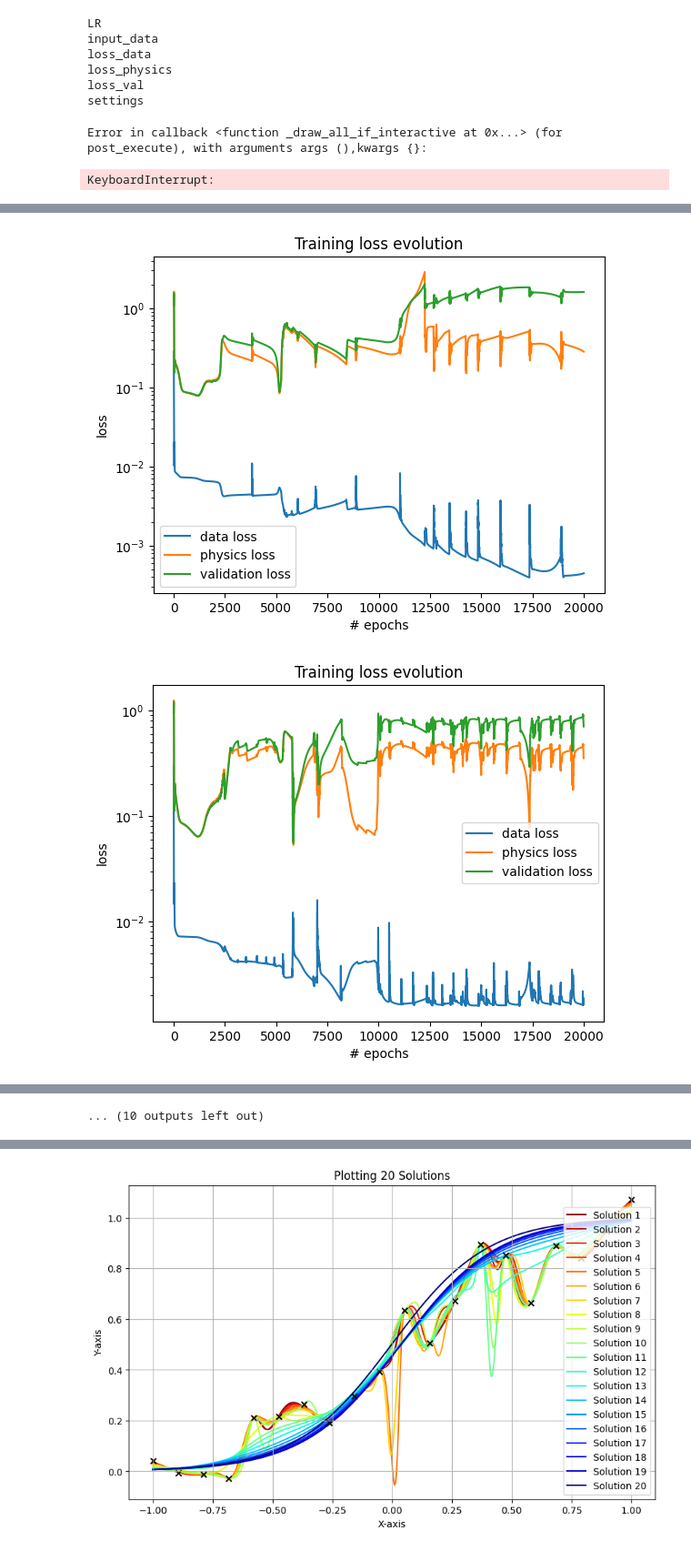
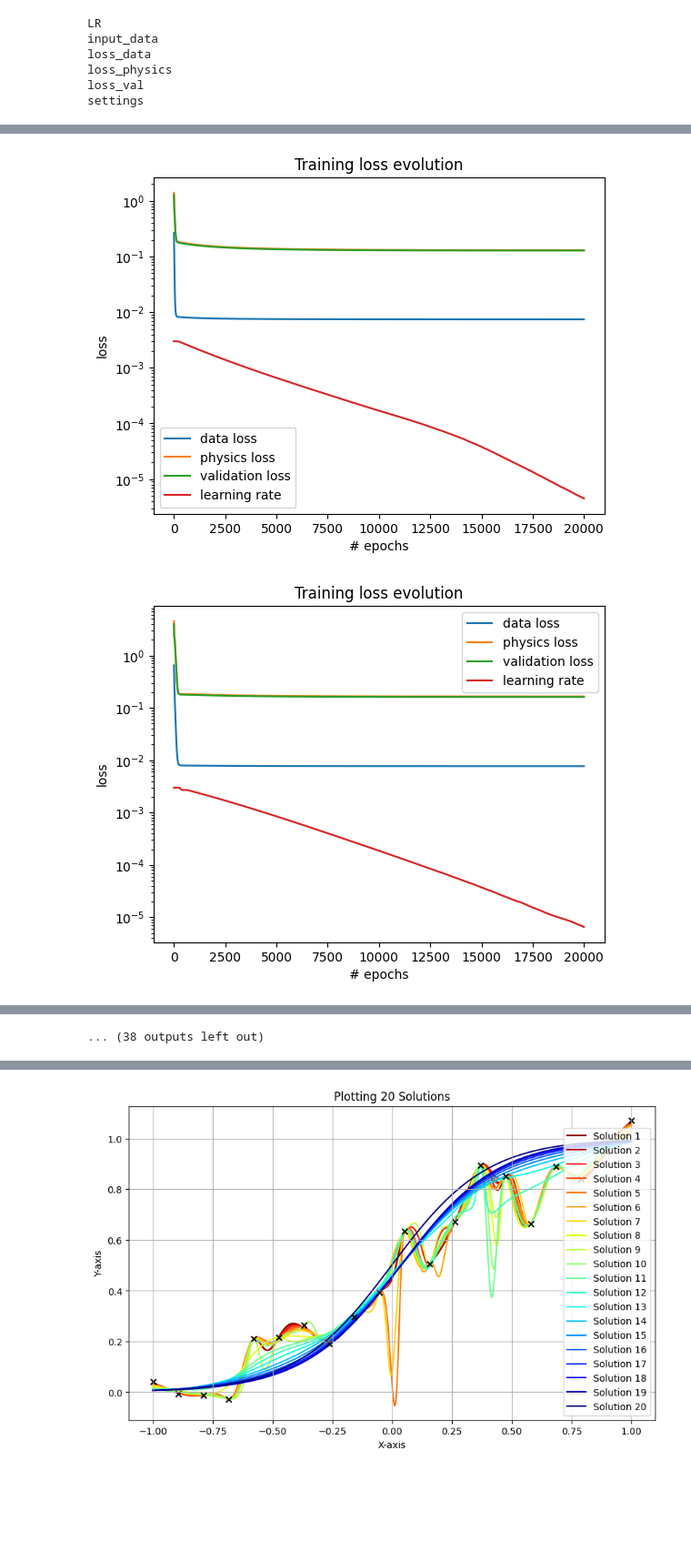
Before and after one commit to The-PINN-Group/MoPINN, a Jupyter notebook: mgda_log_visualize.ipynb, the cells around one changed output, grey strips where cells are left out. Shown at 91% size. Cells and saved outputs as stored; diff of their text form; code cells hidden in the pictures; blank space fills up the shorter version.

Commit message:
more cleanup + mgda

```diff
--- a/mgda_log_visualize.ipynb
+++ b/mgda_log_visualize.ipynb
@@ -54,7 +54,7 @@ def load_group_as_list(file_object, group_name):
         return [np.array(file_object[group_name][str(i)]) for i, x in enumerate(file_object[group_name])]
     return np.array(file_object[group_name])
 # %%
-test_20k = h5py.File('data/2024-04-23/mgda_20k_00/mgda_20k.h5', 'r')
+test_20k = h5py.File('data/2024-04-29/mgda_schedule3_00/mgda_schedule3.h5', 'r')
 # %%
 for key in test_20k:
     print(key)
@@ -72,7 +72,7 @@ settings
 log_data = load_group_as_list(test_20k, 'loss_data')
 log_physics = load_group_as_list(test_20k, 'loss_physics')
 log_val = load_group_as_list(test_20k, 'loss_val')
-
+log_lr = load_group_as_list(test_20k, 'LR')
 # remove the alpha weights from the loss histories
 #for i, _ in enumerate(log_data):
 #    log_data[i] = log_data[i]/alphas[i]
@@ -81,8 +81,6 @@ log_val = load_group_as_list(test_20k, 'loss_val')
 
 #heat_L5_k1_val = load_group_as_list(heat_L5_k1, 'loss_val')
 # %%
-#for i in range(20):
-#    plot_evolution([log_data[i], log_physics[i], log_val[i]], ['data loss', 'physics loss', 'validation loss'], linestyle='---')
+for i in range(50):
+    plot_evolution([log_data[i], log_physics[i], log_val[i], log_lr[i]], ['data loss', 'physics loss', 'validation loss', 'learning rate'], linestyle='----')
 # %% [output]
-Error in callback <function _draw_all_if_interactive at 0x...> (for post_execute), with arguments args (),kwargs {}:
-KeyboardInterrupt:
@@ -90,2 +88,2 @@ KeyboardInterrupt:
-[figure, old version]
+[figure, new version]
-[figure, old version]
+[figure, new version]
@@ -99 +96,0 @@ KeyboardInterrupt:
-... (10 outputs left out)
@@ -100,3 +99,4 @@ KeyboardInterrupt:
+... (38 outputs left out)
 # %%
 best_indices = get_best_indices(log_physics, log_val, 0.1)
 # %%
```
Also changed, not shown: parts of 3 cells of this notebook, 18 other files.
